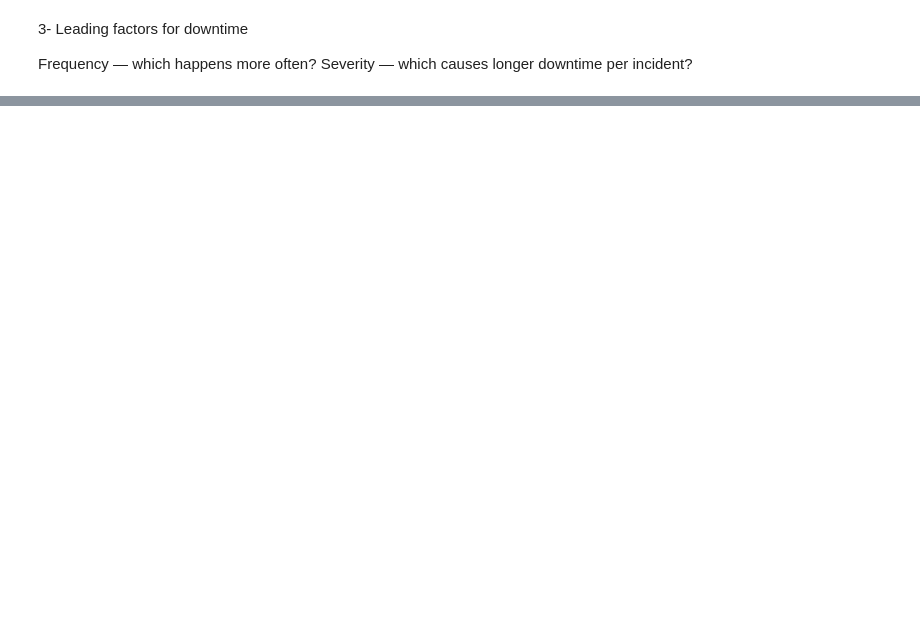
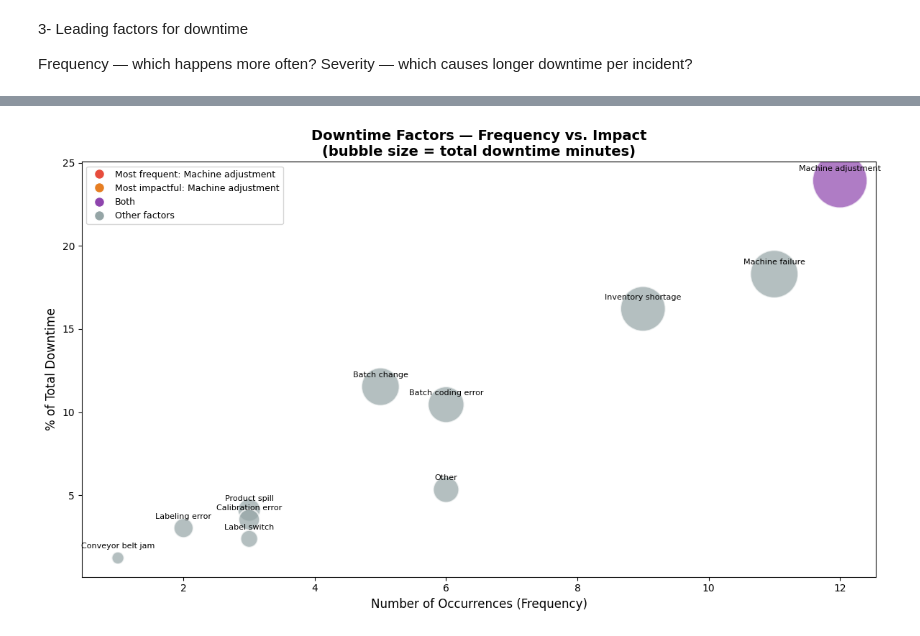
Before and after one commit to h-albrecht-ams/manufacturing_downtime, a Jupyter notebook: nati_3.ipynb, the cells around one changed output, grey strips where cells are left out. Drawn from its saved outputs; the diff is of its cells as text; code cells hidden in the pictures; blank space fills up the shorter version.

```diff
--- a/nati_3.ipynb
+++ b/nati_3.ipynb
@@ -234,0 +133,72 @@ Severity — which causes longer downtime per incident?
+# %%
+# Build summary from your long dataframe
+summary = (df_4long.dropna(subset=['Minutes'])
+                  .groupby('Factor')['Minutes']
+                  .agg(count='size', total_minutes='sum')
+                  .reset_index())
+
+# Map factor descriptions
+summary['Description'] = summary['Factor'].map(factor_labels)
+
+# % of total downtime (most actionable metric as we discussed)
+summary['pct_downtime'] = (summary['total_minutes'] / total_downtime) * 100
+# %%
+fig, ax = plt.subplots(figsize=(12, 7))
+
+# Normalize bubble size
+bubble_scale = 3000
+sizes = (summary['total_minutes'] / summary['total_minutes'].max()) * bubble_scale
+
+# Identify most frequent and most impactful
+most_frequent = summary.loc[summary['count'].idxmax(), 'Description']
+most_impactful = summary.loc[summary['total_minutes'].idxmax(), 'Description']
+
+# Color logic
+def get_color(row):
+    if row['Description'] == most_frequent == most_impactful:
+        return '#8e44ad'   # purple: both
+    elif row['Description'] == most_frequent:
+        return '#e74c3c'   # red: most frequent
+    elif row['Description'] == most_impactful:
+        return '#e67e22'   # orange: most impactful
+    else:
+        return '#95a5a6'   # grey: rest
+
+colors = summary.apply(get_color, axis=1)
+
+scatter = ax.scatter(summary['count'],
+                     summary['pct_downtime'],
+                     s=sizes,
+                     c=colors,
+                     alpha=0.7,
+                     edgecolors='white',
+                     linewidth=1.5)
+
+# Label each bubble
+for _, row in summary.iterrows():
+    ax.annotate(row['Description'],
+                xy=(row['count'], row['pct_downtime']),
+                ha='center', va='bottom',
+                fontsize=8,
+                xytext=(0, 8),
+                textcoords='offset points')
+
+ax.set_xlabel('Number of Occurrences (Frequency)', fontsize=12)
+ax.set_ylabel('% of Total Downtime', fontsize=12)
+ax.set_title('Downtime Factors — Frequency vs. Impact\n(bubble size = total downtime minutes)',
+             fontsize=14, fontweight='bold')
+
+from matplotlib.lines import Line2D
+legend_elements = [
+    Line2D([0], [0], marker='o', color='w', markerfacecolor='#e74c3c', markersize=10, label=f'Most frequent: {most_frequent}'),
+    Line2D([0], [0], marker='o', color='w', markerfacecolor='#e67e22', markersize=10, label=f'Most impactful: {most_impactful}'),
+    Line2D([0], [0], marker='o', color='w', markerfacecolor='#8e44ad', markersize=10, label='Both'),
+    Line2D([0], [0], marker='o', color='w', markerfacecolor='#95a5a6', markersize=10, label='Other factors'),
+]
+ax.legend(handles=legend_elements, fontsize=9, loc='upper left')
+
+plt.tight_layout()
+plt.savefig('downtime_bubble_chart.png', dpi=150, bbox_inches='tight')
+plt.show()
+# %% [output]
+[figure, added]
```
Also changed, not shown: parts of 30 cells of this notebook, 3 other files.
